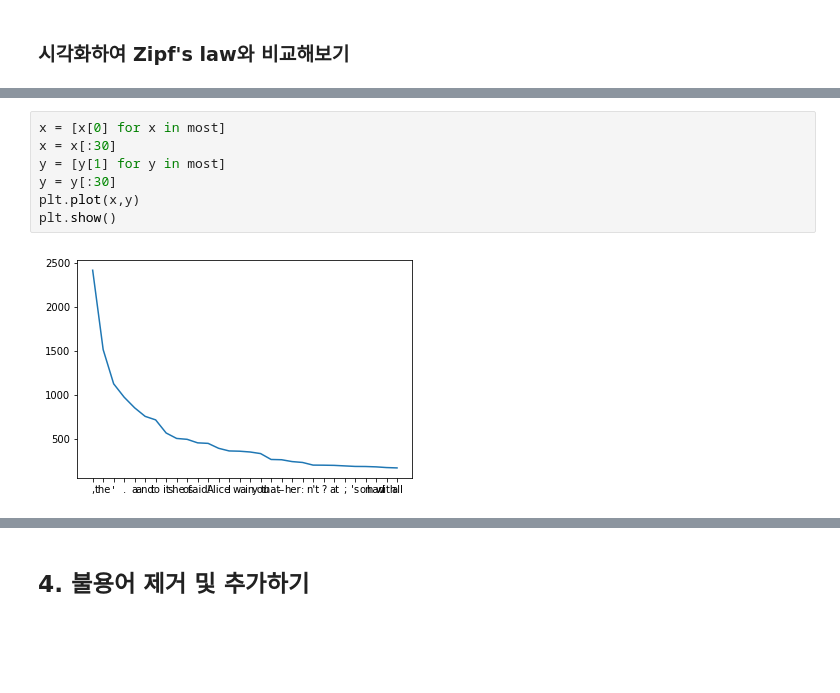
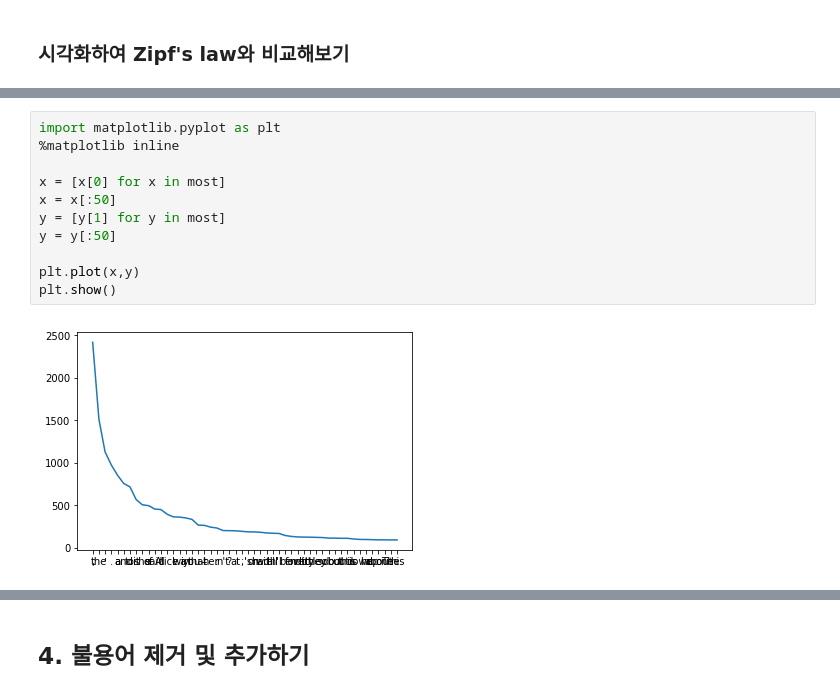
Before and after one commit to yoonlee78/textmining, a Jupyter notebook: 2_preprocessing.ipynb, the cells around one changed output, grey strips where cells are left out. Cells and saved outputs as stored; diff of their text form; blank space fills up the shorter version.

```diff
--- a/2_preprocessing.ipynb
+++ b/2_preprocessing.ipynb
@@ -728,11 +750,15 @@ most
 <img src = "https://i.ytimg.com/vi/KvOS2MdKFwE/maxresdefault.jpg">
 <img src = "https://i1.wp.com/www.watzthis.com/wp-content/uploads/2015/10/zipfgraph.png">
 # %%
+import matplotlib.pyplot as plt
+%matplotlib inline
+
 x = [x[0] for x in most]
-x = x[:30]
+x = x[:50]
 y = [y[1] for y in most]
-y = y[:30]
+y = y[:50]
+
 plt.plot(x,y)
 plt.show()
 # %% [output]
-[figure, old version]
+[figure, new version]
```
Also changed, not shown: parts of 14 cells of this notebook, 9 other files.
